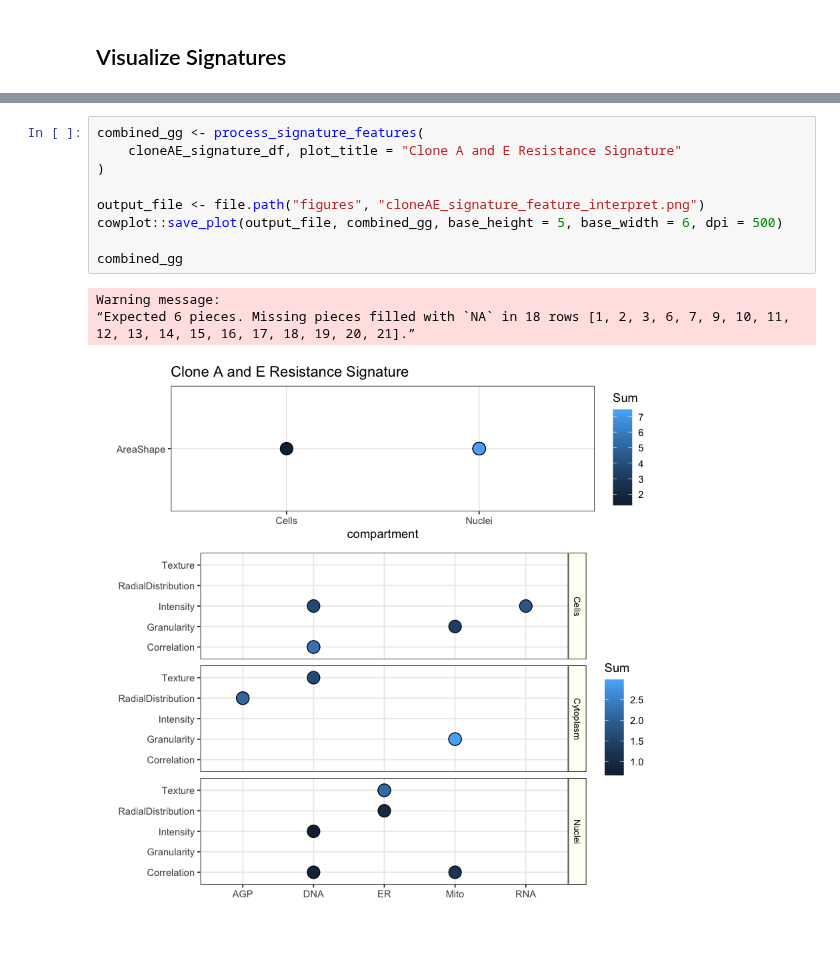
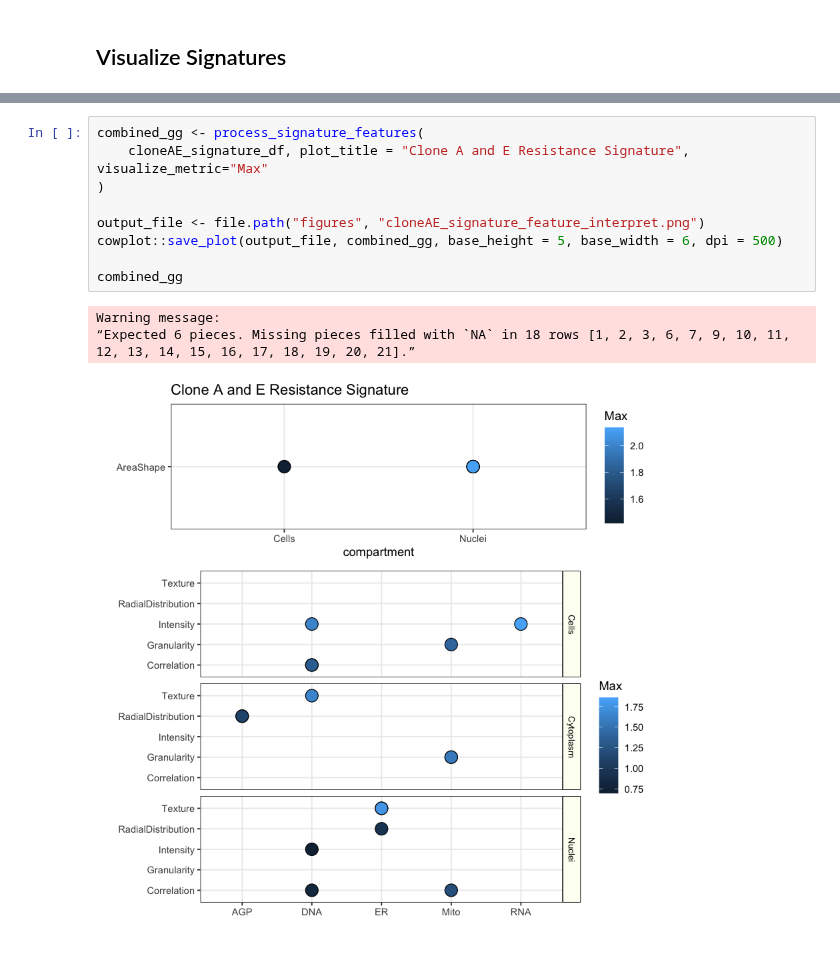
Before and after one commit to broadinstitute/profiling-resistance-mechanisms, a Jupyter notebook: 3.feature-differences/0.build-morphology-signatures.ipynb, the cells around one changed output, grey strips where cells are left out. Saved outputs shown, nothing was run; the diff lists cells and outputs as text.

```diff
--- a/3.feature-differences/0.build-morphology-signatures.ipynb
+++ b/3.feature-differences/0.build-morphology-signatures.ipynb
@@ -515,13 +541,13 @@ Warning message:
 # %%
 combined_gg <- process_signature_features(
-    cloneAE_signature_df, plot_title = "Clone A and E Resistance Signature"
+    cloneAE_signature_df, plot_title = "Clone A and E Resistance Signature", visualize_metric="Max"
 )
 
 output_file <- file.path("figures", "cloneAE_signature_feature_interpret.png")
 cowplot::save_plot(output_file, combined_gg, base_height = 5, base_width = 6, dpi = 500)
 
 combined_gg
 # %% [output]
 Warning message:
 “Expected 6 pieces. Missing pieces filled with `NA` in 18 rows [1, 2, 3, 6, 7, 9, 10, 11, 12, 13, 14, 15, 16, 17, 18, 19, 20, 21].”
-[figure, old version]
+[figure, new version]
```
Also changed, not shown: parts of 5 cells of this notebook, 1 other file.
